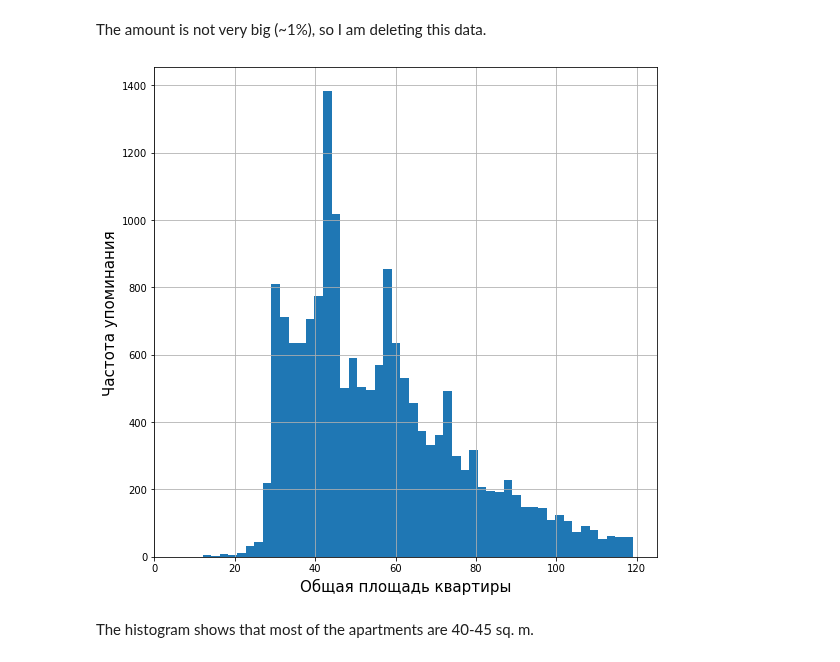
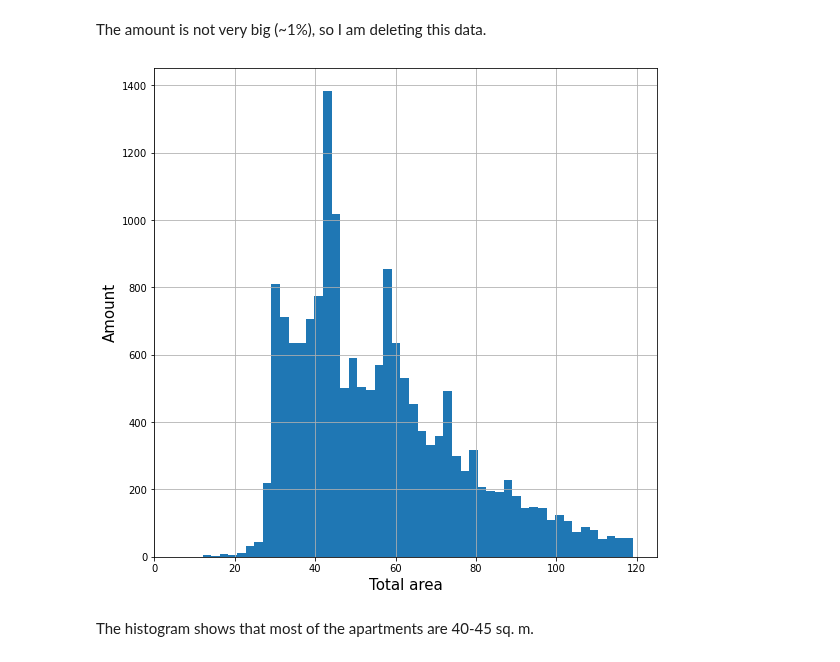
Before and after one commit to f4n9x/da_portfolio, a Jupyter notebook: 002_Real_Estate/real_estate.ipynb, the cells around one changed output. Drawn from its saved outputs; the diff is of its cells as text; code cells hidden in the pictures.

```diff
--- a/002_Real_Estate/real_estate.ipynb
+++ b/002_Real_Estate/real_estate.ipynb
@@ -612,19 +612,19 @@ The amount is not very big (~1%), so I am deleting this data.
 # %%
 # deleting data
 df = df.drop(df[df.total_area >= 120].index)
 
 #and checking results
 
 # total area hist
 df['total_area'].plot(kind='hist', y='total_area', bins=50, figsize=(9, 9), grid=True)
-plt.xlabel('Общая площадь квартиры', fontsize=15)
-plt.ylabel('Частота упоминания', fontsize=15)
+plt.xlabel('Total area', fontsize=15)
+plt.ylabel('Amount', fontsize=15)
 
 # limiting
 plt.xlim([0, 125])
 
 plt.show()
 # %% [output]
-[figure, old version]
+[figure, new version]
 # %% [markdown]
 The histogram shows that most of the apartments are 40-45 sq. m.
```
Also changed, not shown: parts of 1 cell of this notebook.
